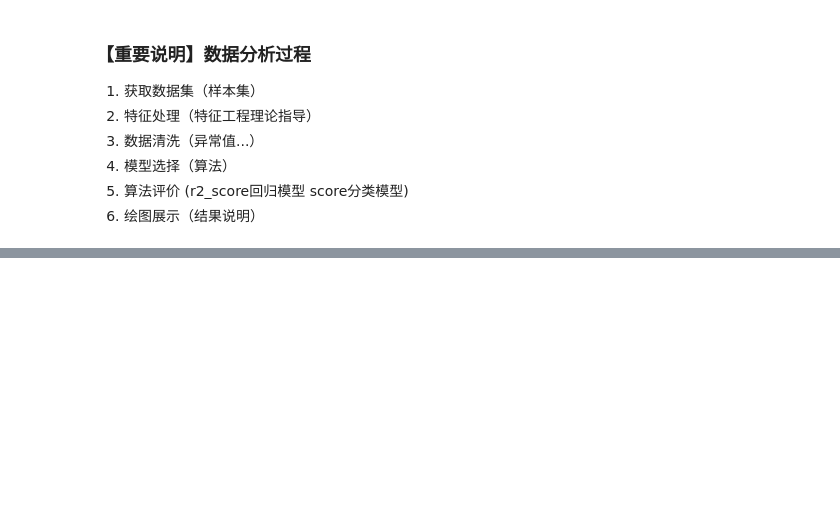
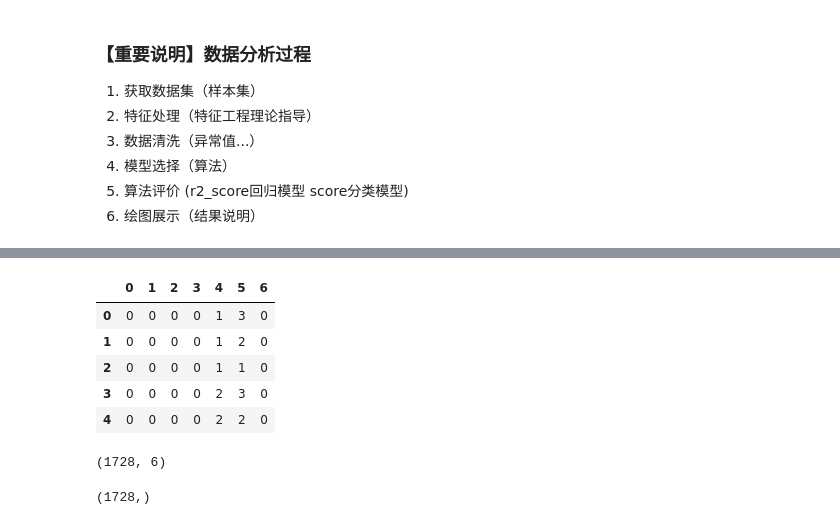
Before and after one commit to disenQF/05data, a Jupyter notebook: day12/SVM/SVM.ipynb, the cells around one changed output, grey strips where cells are left out. Cells and saved outputs as stored; diff of their text form; code cells hidden in the pictures; blank space fills up the shorter version.

```diff
--- a/day12/SVM/SVM.ipynb
+++ b/day12/SVM/SVM.ipynb
@@ -615 +640,11 @@ map_dic = {
 }
+# %%
+cars.replace(map_dic, inplace=True)
+cars.head()
+# %% [output]
+|  | 0 | 1 | 2 | 3 | 4 | 5 | 6 |
+| 0 | 0 | 0 | 0 | 0 | 1 | 3 | 0 |
+| 1 | 0 | 0 | 0 | 0 | 1 | 2 | 0 |
+| 2 | 0 | 0 | 0 | 0 | 1 | 1 | 0 |
+| 3 | 0 | 0 | 0 | 0 | 2 | 3 | 0 |
+| 4 | 0 | 0 | 0 | 0 | 2 | 2 | 0 |
@@ -615,0 +653,4 @@ map_dic = {
+# %%
+samples.shape
+# %% [output]
+(1728, 6)
@@ -615,0 +659,4 @@ map_dic = {
+# %%
+target.shape
+# %% [output]
+(1728,)
```
Also changed, not shown: parts of 22 cells of this notebook, 24 other files.
